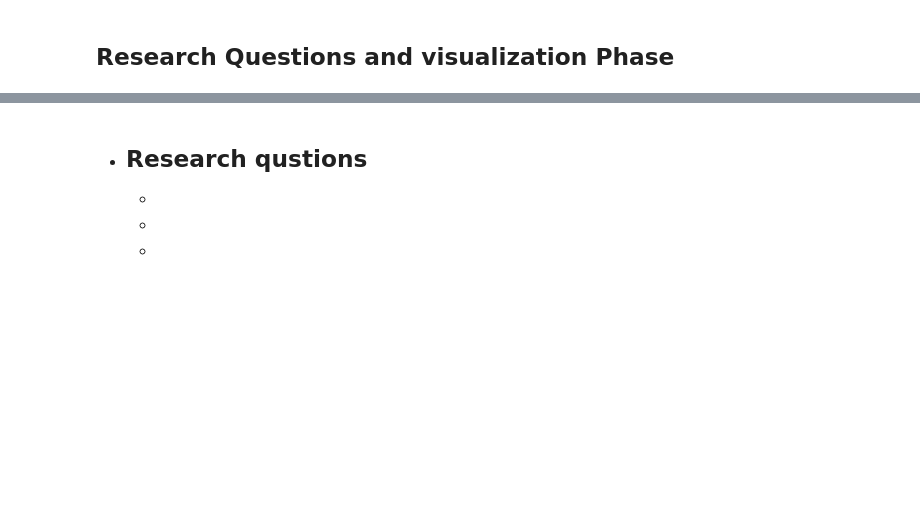
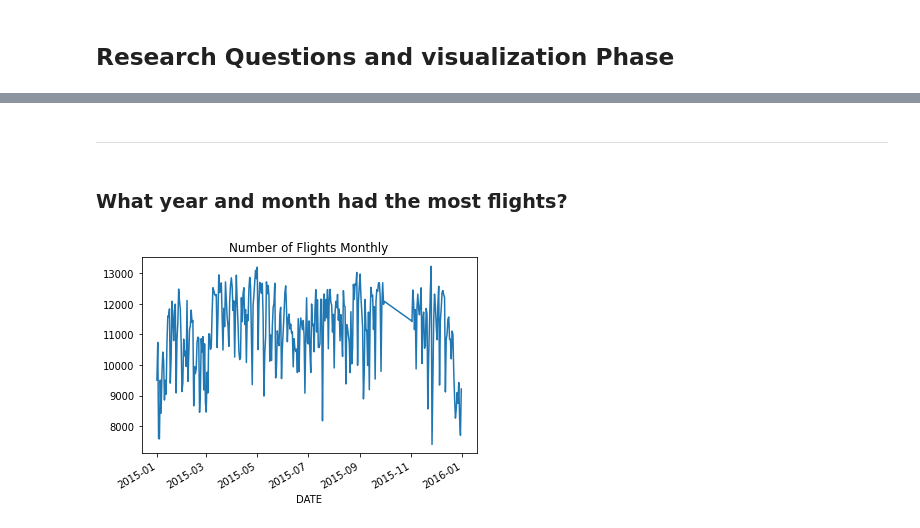
Before and after one commit to omarabdullah107/Data_Engineering_Project_2, a Jupyter notebook: DE_P2.ipynb, the cells around one changed output, grey strips where cells are left out. Cells and saved outputs as stored; diff of their text form; code cells hidden in the pictures; blank space fills up the shorter version.

Commit message:
adding research questions and some visualizations

```diff
--- a/DE_P2.ipynb
+++ b/DE_P2.ipynb
@@ -913,6 +919,15 @@ merged_dataframes_new.head()
 # %% [markdown]
-- Research qustions
-    -
-    -
-    -
-    -
+***
+# %% [markdown]
+### What year and month had the most flights?
+# %%
+# Group the data by 'DATE' and count the number of flights for each day
+df_by_day = merged_dataframes_new.groupby('DATE').FLIGHT_NUMBER.count()
+
+# Plot the data as a line chart
+df_by_day.plot(kind='line', x='DATE', y='FLIGHT_NUMBER', title='Number of Flights Monthly')
+
+# Show the plot
+plt.show()
+# %% [output]
+[figure, added]
```
Also changed, not shown: parts of 11 cells of this notebook.
